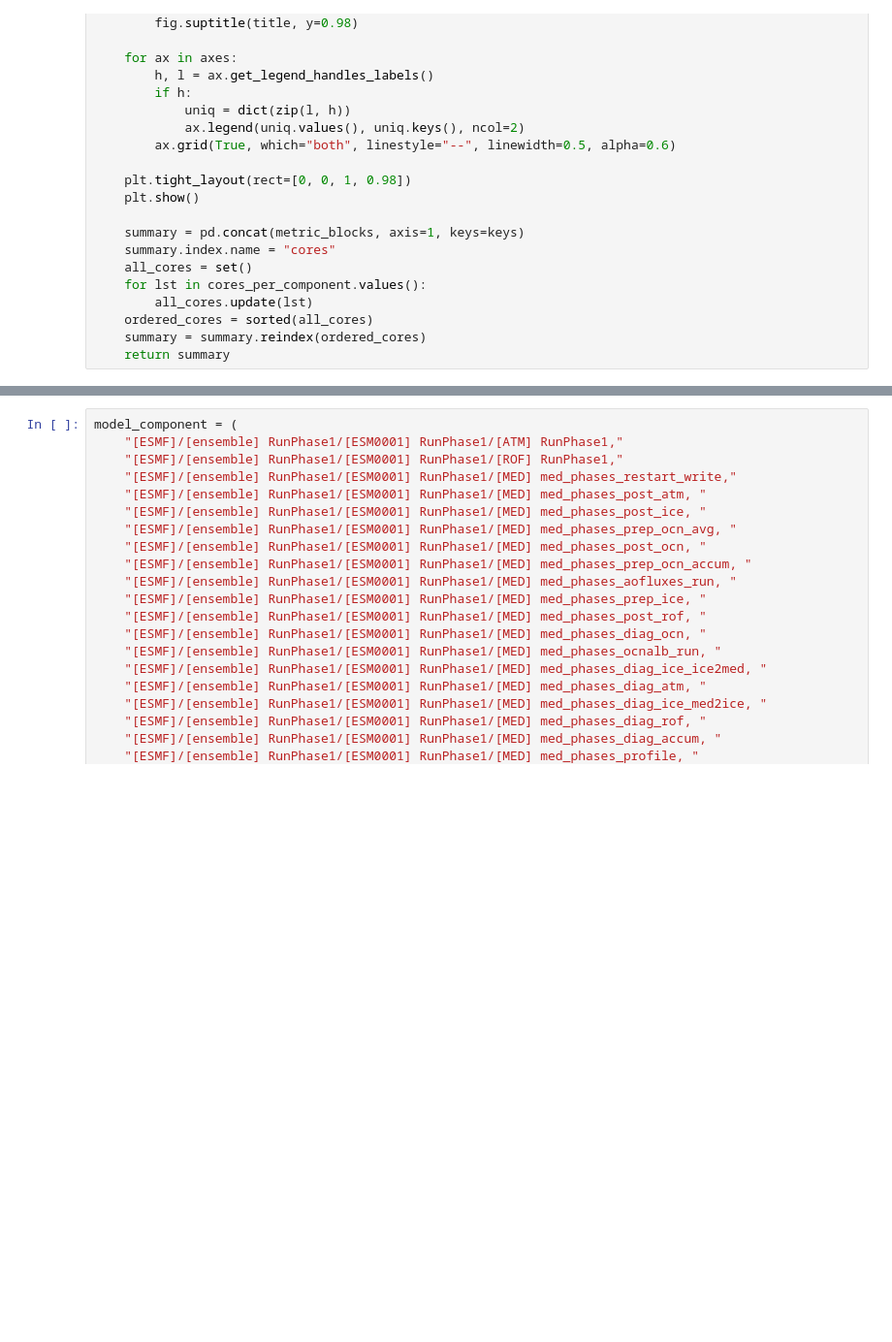
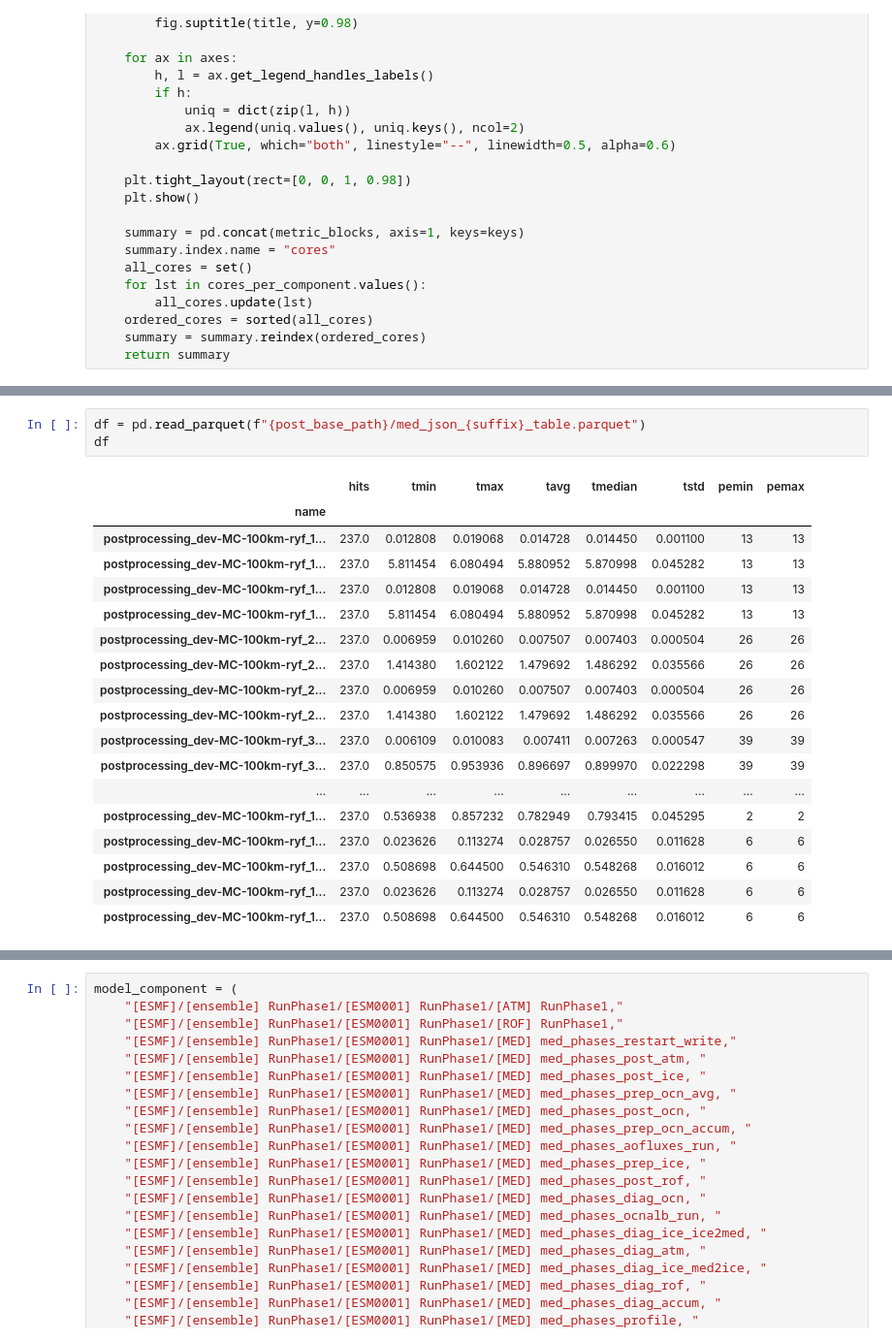
Before and after one commit to minghangli-uni/sandbox, a Jupyter notebook: scalings/esmf_trace_om3_mc100km_update.ipynb, the cells around one changed output, grey strips where cells are left out. Shown at 97% size. Cells and saved outputs as stored; diff of their text form; blank space fills up the shorter version.

```diff
--- a/scalings/esmf_trace_om3_mc100km_update.ipynb
+++ b/scalings/esmf_trace_om3_mc100km_update.ipynb
@@ -956,0 +1009,22 @@ def plot_efficiency(stats_df: pd.DataFrame,
+# %%
+df = pd.read_parquet(f"{post_base_path}/med_json_{suffix}_table.parquet")
+df
+# %% [output]
+|  | hits | tmin | tmax | tavg | tmedian | tstd | pemin | pemax |
+| name |  |  |  |  |  |  |  |  |
+| postprocessing_dev-MC-100km-ryf_1... | 237.0 | 0.012808 | 0.019068 | 0.014728 | 0.014450 | 0.001100 | 13 | 13 |
+| postprocessing_dev-MC-100km-ryf_1... | 237.0 | 5.811454 | 6.080494 | 5.880952 | 5.870998 | 0.045282 | 13 | 13 |
+| postprocessing_dev-MC-100km-ryf_1... | 237.0 | 0.012808 | 0.019068 | 0.014728 | 0.014450 | 0.001100 | 13 | 13 |
+| postprocessing_dev-MC-100km-ryf_1... | 237.0 | 5.811454 | 6.080494 | 5.880952 | 5.870998 | 0.045282 | 13 | 13 |
+| postprocessing_dev-MC-100km-ryf_2... | 237.0 | 0.006959 | 0.010260 | 0.007507 | 0.007403 | 0.000504 | 26 | 26 |
+| postprocessing_dev-MC-100km-ryf_2... | 237.0 | 1.414380 | 1.602122 | 1.479692 | 1.486292 | 0.035566 | 26 | 26 |
+| postprocessing_dev-MC-100km-ryf_2... | 237.0 | 0.006959 | 0.010260 | 0.007507 | 0.007403 | 0.000504 | 26 | 26 |
+| postprocessing_dev-MC-100km-ryf_2... | 237.0 | 1.414380 | 1.602122 | 1.479692 | 1.486292 | 0.035566 | 26 | 26 |
+| postprocessing_dev-MC-100km-ryf_3... | 237.0 | 0.006109 | 0.010083 | 0.007411 | 0.007263 | 0.000547 | 39 | 39 |
+| postprocessing_dev-MC-100km-ryf_3... | 237.0 | 0.850575 | 0.953936 | 0.896697 | 0.899970 | 0.022298 | 39 | 39 |
+| ... | ... | ... | ... | ... | ... | ... | ... | ... |
+| postprocessing_dev-MC-100km-ryf_1... | 237.0 | 0.536938 | 0.857232 | 0.782949 | 0.793415 | 0.045295 | 2 | 2 |
+| postprocessing_dev-MC-100km-ryf_1... | 237.0 | 0.023626 | 0.113274 | 0.028757 | 0.026550 | 0.011628 | 6 | 6 |
+| postprocessing_dev-MC-100km-ryf_1... | 237.0 | 0.508698 | 0.644500 | 0.546310 | 0.548268 | 0.016012 | 6 | 6 |
+| postprocessing_dev-MC-100km-ryf_1... | 237.0 | 0.023626 | 0.113274 | 0.028757 | 0.026550 | 0.011628 | 6 | 6 |
+| postprocessing_dev-MC-100km-ryf_1... | 237.0 | 0.508698 | 0.644500 | 0.546310 | 0.548268 | 0.016012 | 6 | 6 |
```
Also changed, not shown: parts of 9 cells of this notebook.
